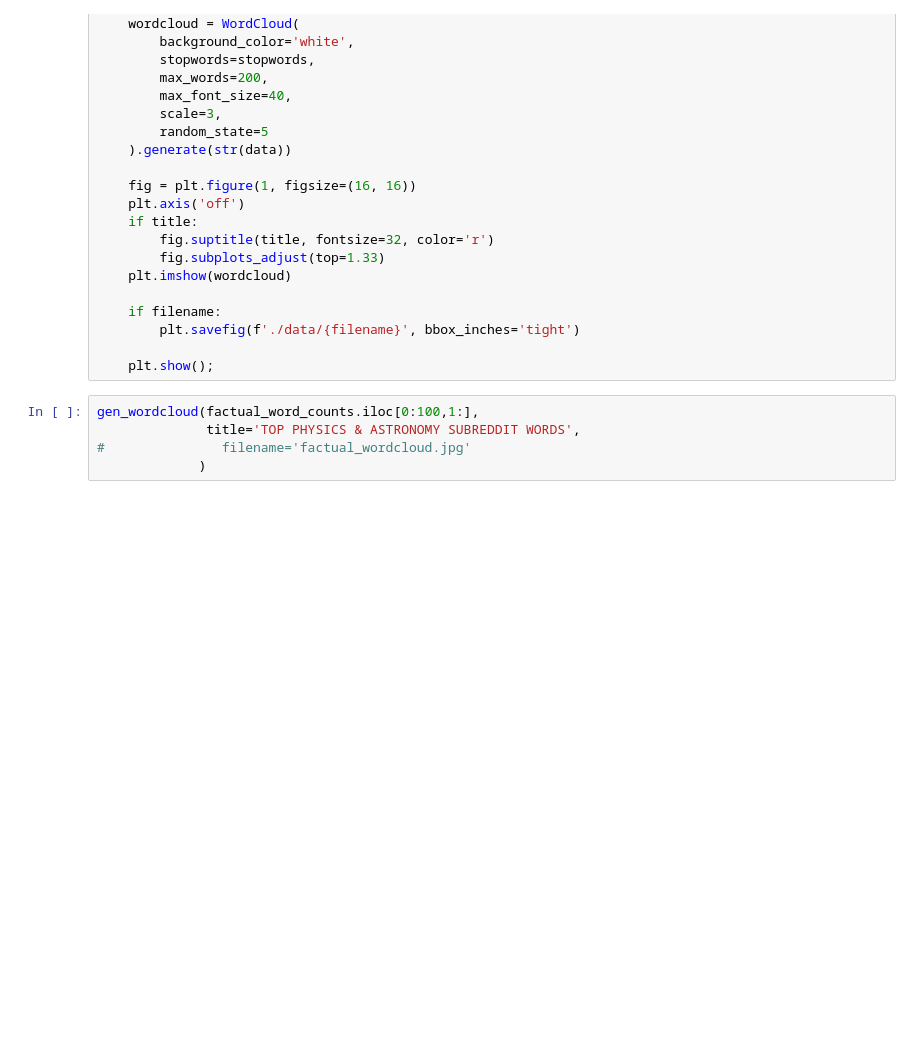
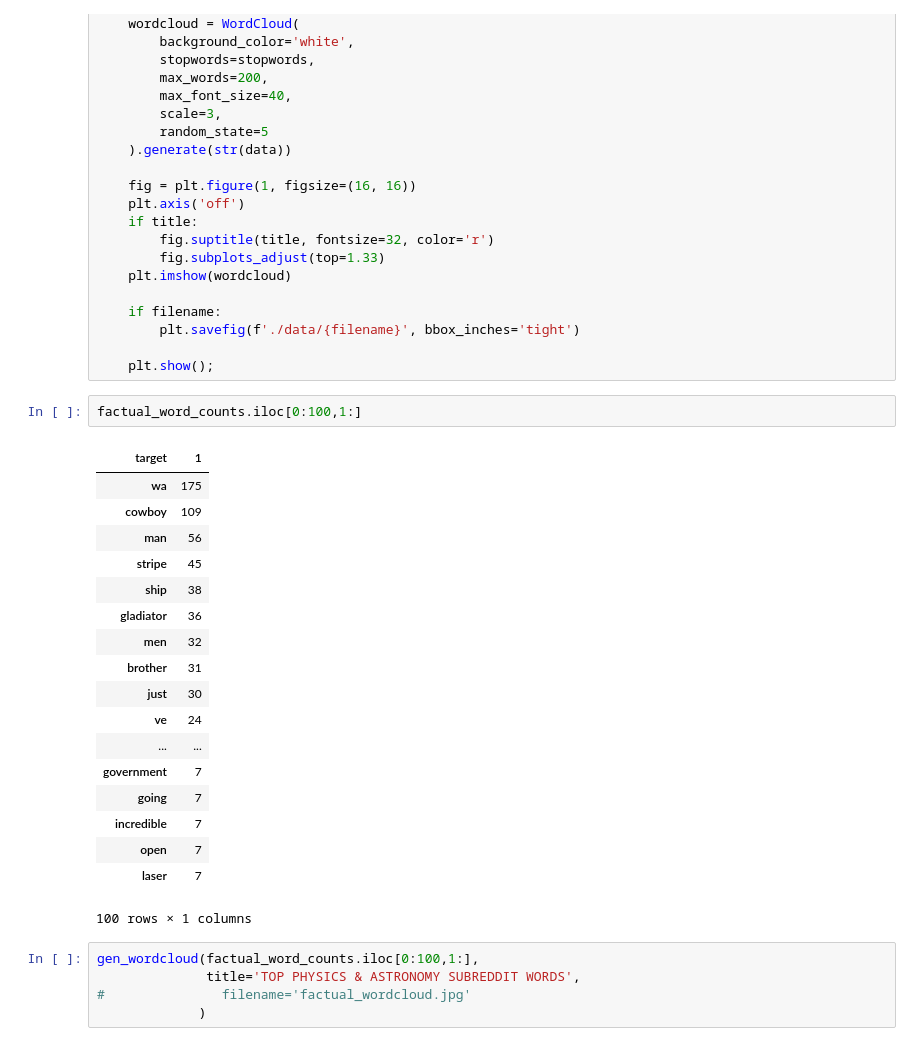
Before and after one commit to manukalia/Subreddits_Classification_NLP, a Jupyter notebook: Project_3_Manu_Kalia_Solution.ipynb, the cells around one changed output. Cells and saved outputs as stored; diff of their text form; blank space fills up the shorter version.

```diff
--- a/Project_3_Manu_Kalia_Solution.ipynb
+++ b/Project_3_Manu_Kalia_Solution.ipynb
@@ -580,6 +580,27 @@ def gen_wordcloud(data, title=None, filename=None):
         plt.savefig(f'./data/{filename}', bbox_inches='tight')
 
     plt.show();
+# %%
+factual_word_counts.iloc[0:100,1:]
+# %% [output]
+| target | 1 |
+| wa | 175 |
+| cowboy | 109 |
+| man | 56 |
+| stripe | 45 |
+| ship | 38 |
+| gladiator | 36 |
+| men | 32 |
+| brother | 31 |
+| just | 30 |
+| ve | 24 |
+| ... | ... |
+| government | 7 |
+| going | 7 |
+| incredible | 7 |
+| open | 7 |
+| laser | 7 |
+100 rows × 1 columns
 # %%
 gen_wordcloud(factual_word_counts.iloc[0:100,1:],
               title='TOP PHYSICS & ASTRONOMY SUBREDDIT WORDS',
```
Also changed, not shown: parts of 8 cells of this notebook.
